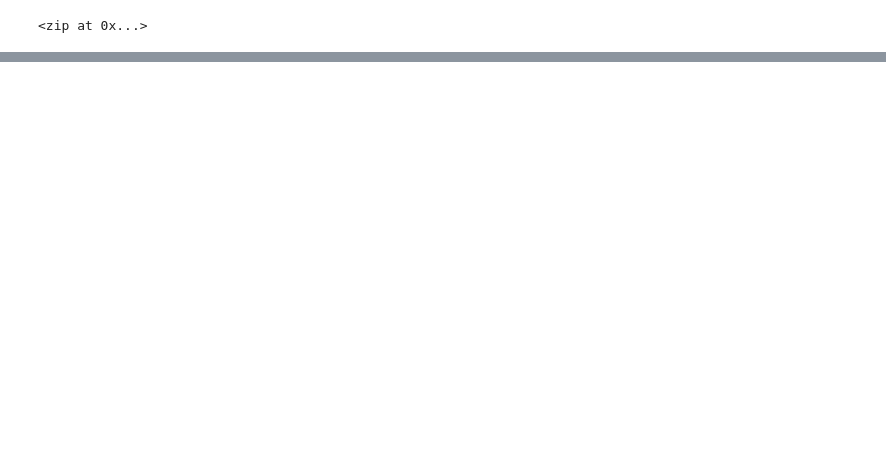
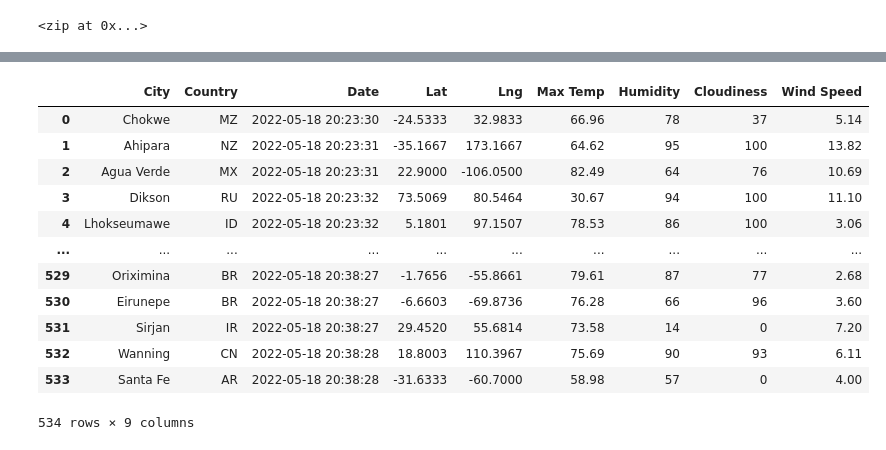
Before and after one commit to shaneabbley/World_Weather_Analysis, a Jupyter notebook: WeatherPy.ipynb, the cells around one changed output, grey strips where cells are left out. Saved outputs shown, nothing was run; the diff lists cells and outputs as text; code cells hidden in the pictures; blank space fills up the shorter version.

```diff
--- a/WeatherPy.ipynb
+++ b/WeatherPy.ipynb
@@ -53,0 +64,3 @@ len(cities)
+# %%
+# Starting URL for Weather Map API Call.
+url = "http://api.openweathermap.org/data/2.5/weather?units=Imperial&APPID=" + weather_api_key
@@ -53,0 +147,4 @@ len(cities)
+# %%
+# Convert the array of dictionaries to a Pandas DataFrame.
+city_data_df = pd.DataFrame(city_data)
+city_data_df.head(10)
@@ -53,0 +163,20 @@ len(cities)
+# %%
+new_column_order = ["City", "Country", "Date", "Lat", "Lng", "Max Temp", "Humidity", "Cloudiness", "Wind Speed"]
+# %%
+city_data_df = city_data_df[new_column_order]
+# %%
+city_data_df
+# %% [output]
+|  | City | Country | Date | Lat | Lng | Max Temp | Humidity | Cloudiness | Wind Speed |
+| 0 | Chokwe | MZ | 2022-05-18 20:23:30 | -24.5333 | 32.9833 | 66.96 | 78 | 37 | 5.14 |
+| 1 | Ahipara | NZ | 2022-05-18 20:23:31 | -35.1667 | 173.1667 | 64.62 | 95 | 100 | 13.82 |
+| 2 | Agua Verde | MX | 2022-05-18 20:23:31 | 22.9000 | -106.0500 | 82.49 | 64 | 76 | 10.69 |
+| 3 | Dikson | RU | 2022-05-18 20:23:32 | 73.5069 | 80.5464 | 30.67 | 94 | 100 | 11.10 |
+| 4 | Lhokseumawe | ID | 2022-05-18 20:23:32 | 5.1801 | 97.1507 | 78.53 | 86 | 100 | 3.06 |
+| ... | ... | ... | ... | ... | ... | ... | ... | ... | ... |
+| 529 | Oriximina | BR | 2022-05-18 20:38:27 | -1.7656 | -55.8661 | 79.61 | 87 | 77 | 2.68 |
+| 530 | Eirunepe | BR | 2022-05-18 20:38:27 | -6.6603 | -69.8736 | 76.28 | 66 | 96 | 3.60 |
+| 531 | Sirjan | IR | 2022-05-18 20:38:27 | 29.4520 | 55.6814 | 73.58 | 14 | 0 | 7.20 |
+| 532 | Wanning | CN | 2022-05-18 20:38:28 | 18.8003 | 110.3967 | 75.69 | 90 | 93 | 6.11 |
+| 533 | Santa Fe | AR | 2022-05-18 20:38:28 | -31.6333 | -60.7000 | 58.98 | 57 | 0 | 4.00 |
+534 rows × 9 columns
```
Also changed, not shown: parts of 7 cells of this notebook, 4 other files.
